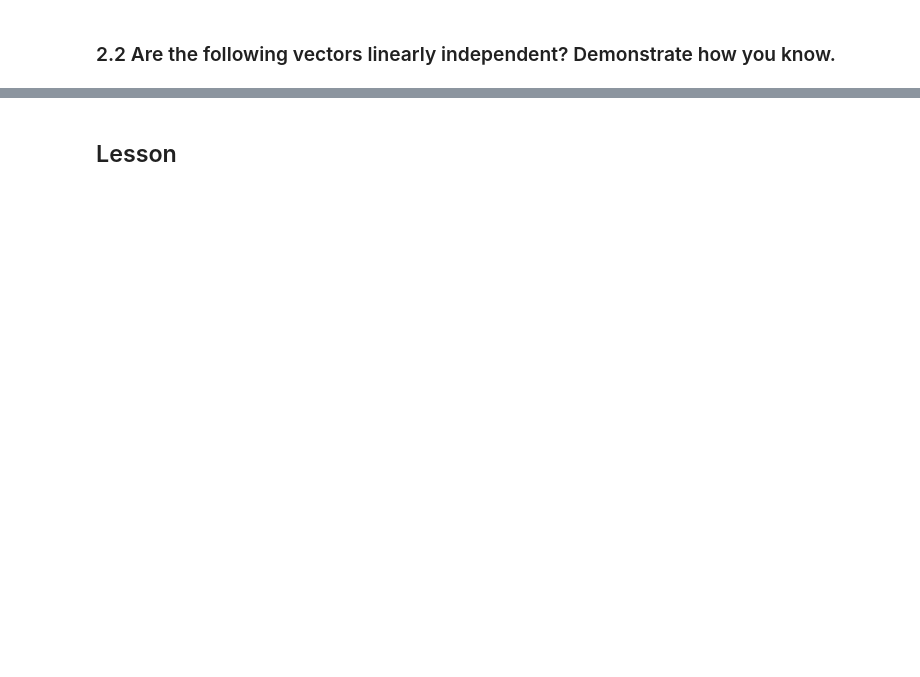
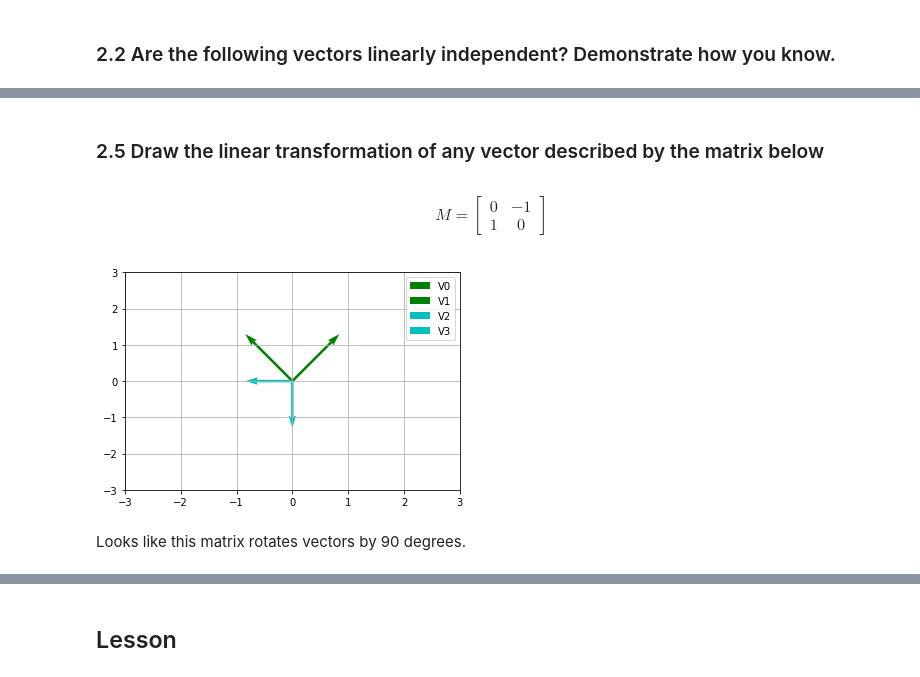
Before and after one commit to fuzzy-tribble/data_science_foundations, a Jupyter notebook: linear_algebra_foundations.ipynb, the cells around one changed output, grey strips where cells are left out. Cells and saved outputs as stored; diff of their text form; code cells hidden in the pictures; blank space fills up the shorter version.

```diff
--- a/linear_algebra_foundations.ipynb
+++ b/linear_algebra_foundations.ipynb
@@ -794,0 +916,20 @@ Complete the lesson and the examples that follow. This lesson covers the followi
+# %% [markdown]
+### 2.5 Draw the linear transformation of any vector described by the matrix below
+# %% [markdown]
+$$
+{\displaystyle M = {\begin{bmatrix}0&-1\\1&0\end{bmatrix}}}
+$$
+# %%
+M = np.array([[0, -1], [1, 0]])
+
+V0 = np.array([1, 1])
+V1 = np.dot(M, V0)
+
+V2 = np.array([-1, 0])
+V3 = np.dot(M, V2)
+
+plot_2d_vectors([V0, V1, V2, V3])
+# %% [output]
+[figure, added]
+# %% [markdown]
+Looks like this matrix rotates vectors by 90 degrees.
```
Also changed, not shown: parts of 239 cells of this notebook.
